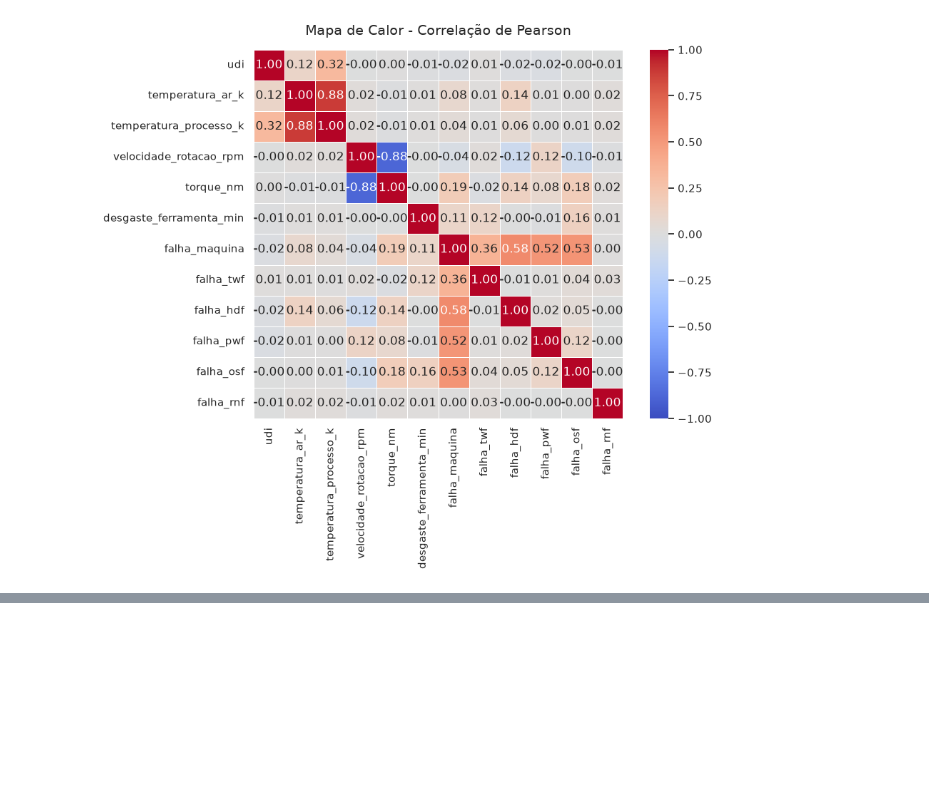
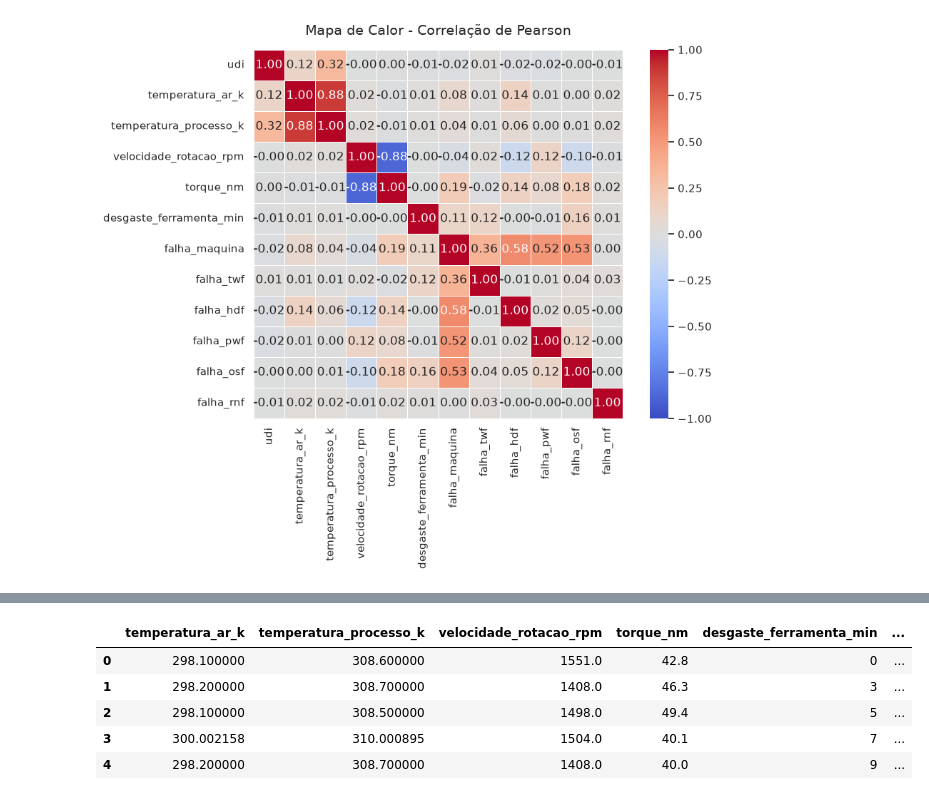
Before and after one commit to edbc-tech/projeto-final-M1-T4-IA, a Jupyter notebook: detector_falhas.ipynb, the cells around one changed output, grey strips where cells are left out. Drawn from its saved outputs; the diff is of its cells as text; code cells hidden in the pictures; blank space fills up the shorter version.

```diff
--- a/detector_falhas.ipynb
+++ b/detector_falhas.ipynb
@@ -158,0 +274,14 @@ Associação com Falha: Nenhuma variável isolada possui forte correlação line
+# %%
+# 1. EXCLUSÃO DE LINHAS COM OUTLIERS NA COLUNA 'velocidade_rotacao_rpm'
+Q1_vel = df_col_uteis['velocidade_rotacao_rpm'].quantile(0.25)
+Q3_vel = df_col_uteis['velocidade_rotacao_rpm'].quantile(0.75)
+IQR_vel = Q3_vel - Q1_vel
+
+limite_inf_vel = Q1_vel - 1.5 * IQR_vel
+limite_sup_vel = Q3_vel + 1.5 * IQR_vel
+
+# Filtrando apenas os registros dentro dos limites
+df_limpo = df_col_uteis[(df_col_uteis['velocidade_rotacao_rpm'] >= limite_inf_vel) & (df_col_uteis['velocidade_rotacao_rpm'] <= limite_sup_vel)]
+
+n_linhas, n_colunas = df_limpo.shape
+print(f"Após a exclusão de outliers, o DataFrame possui {n_linhas} linhas e {n_colunas} colunas.")
@@ -158,0 +290,16 @@ Associação com Falha: Nenhuma variável isolada possui forte correlação line
+# %%
+# 2. CLIPPING DE OUTLIERS DA COLUNA 'torque_nm'
+Q1_tor = df_limpo['torque_nm'].quantile(0.25)
+Q3_tor = df_limpo['torque_nm'].quantile(0.75)
+IQR_tor = Q3_tor - Q1_tor
+
+limite_inf_tor = Q1_tor - 1.5 * IQR_tor
+limite_sup_tor = Q3_tor + 1.5 * IQR_tor
+
+# Aplicando o clipping utilizando .loc para evitar SettingWithCopyWarning
+df_limpo.loc[:, 'torque_nm'] = df_limpo['torque_nm'].clip(lower=limite_inf_tor, upper=limite_sup_tor)
+
+n_linhas, n_colunas = df_limpo.shape
+print('Winsorization realizada com sucesso.')
+print()
+print(f"O DataFrame mantém {n_linhas} linhas e {n_colunas} colunas.")
@@ -158,0 +314,19 @@ Associação com Falha: Nenhuma variável isolada possui forte correlação line
+# %%
+# Criando uma cópia explícita para evitar qualquer SettingWithCopyWarning
+df_limpo = df_limpo.copy()
+
+# Criando o mapeamento ordinal para a coluna 'tipo' utilizando .loc
+mapeamento_tipo = {'L': 0, 'M': 1, 'H': 2}
+df_limpo.loc[:, 'tipo_ordinal'] = df_limpo['tipo'].map(mapeamento_tipo)
+
+# Descartando a coluna original 'tipo'
+df_final = df_limpo.drop(columns=['tipo'])
+
+display(df_final.head())
+# %% [output]
+|  | temperatura_ar_k | temperatura_processo_k | velocidade_rotacao_rpm | torque_nm | desgaste_ferramenta_min | ... |
+| 0 | 298.100000 | 308.600000 | 1551.0 | 42.8 | 0 | ... |
+| 1 | 298.200000 | 308.700000 | 1408.0 | 46.3 | 3 | ... |
+| 2 | 298.100000 | 308.500000 | 1498.0 | 49.4 | 5 | ... |
+| 3 | 300.002158 | 310.000895 | 1504.0 | 40.1 | 7 | ... |
+| 4 | 298.200000 | 308.700000 | 1408.0 | 40.0 | 9 | ... |
```
Also changed, not shown: parts of 14 cells of this notebook.
